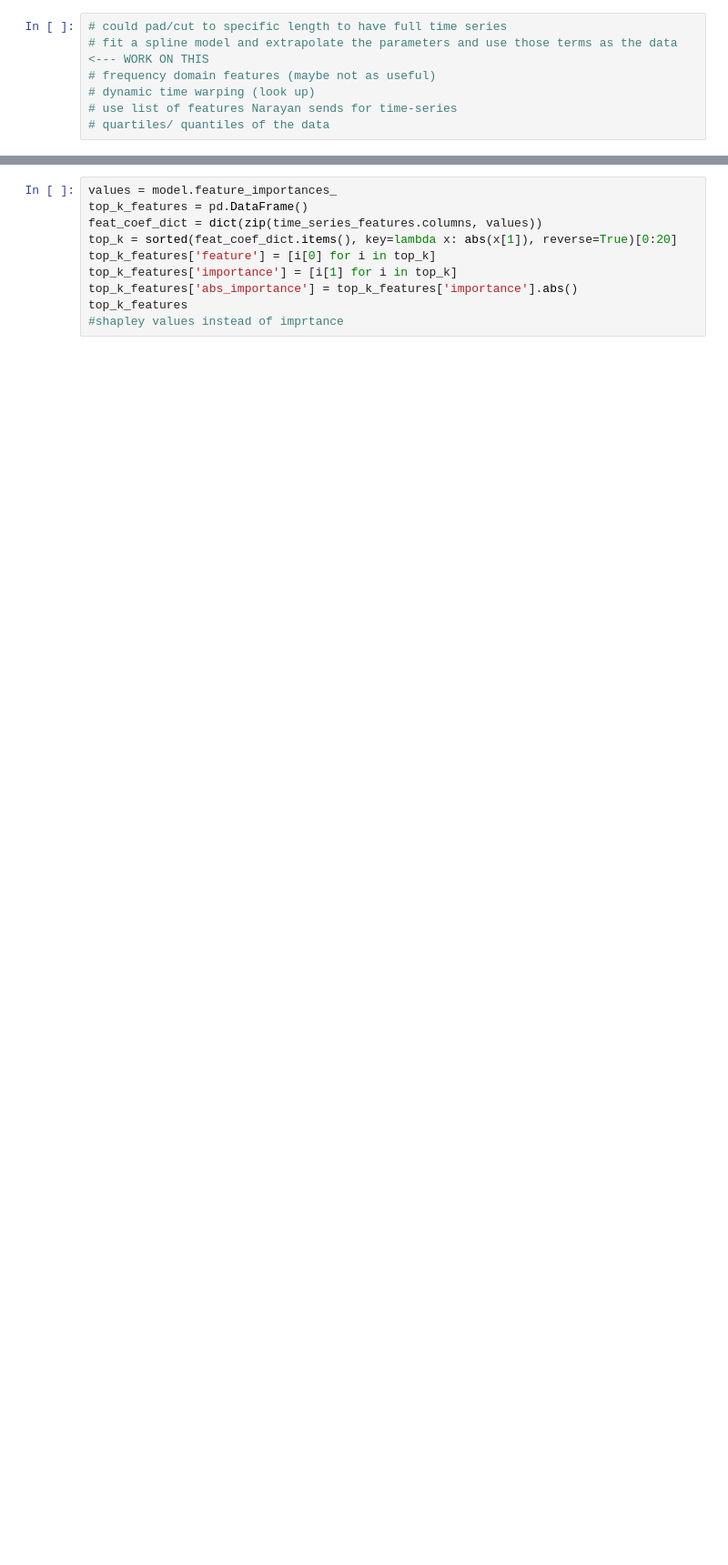
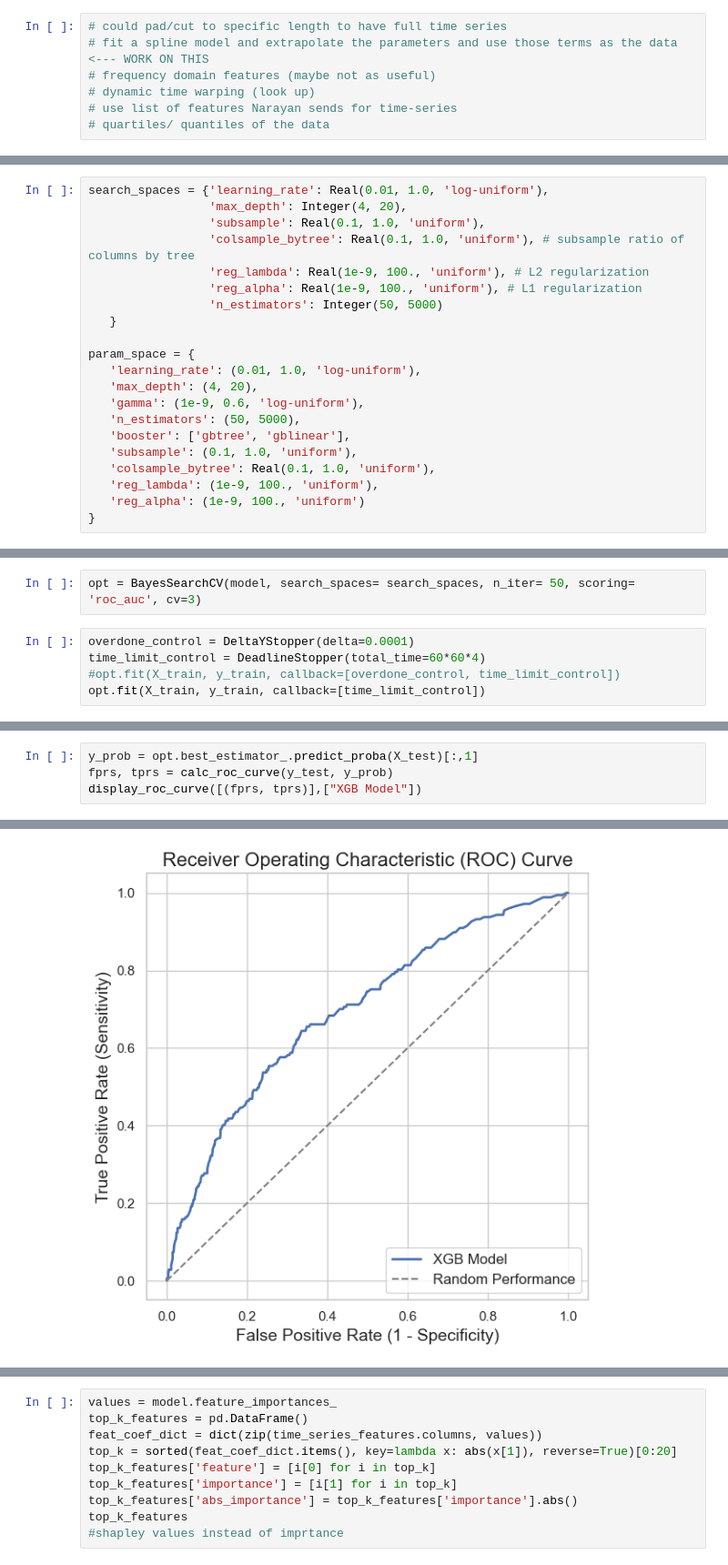
Before and after one commit to Nevineleven/CPET-AI, a Jupyter notebook: parsing.ipynb, the cells around one changed output, grey strips where cells are left out. Shown: that part at 91% size. Cells and saved outputs as stored; diff of their text form; blank space fills up the shorter version.

```diff
--- a/parsing.ipynb
+++ b/parsing.ipynb
@@ -447,0 +526,21 @@ y_pred = model.predict(X_test)
+# %%
+search_spaces = {'learning_rate': Real(0.01, 1.0, 'log-uniform'),
+                 'max_depth': Integer(4, 20),
+                 'subsample': Real(0.1, 1.0, 'uniform'),
+                 'colsample_bytree': Real(0.1, 1.0, 'uniform'), # subsample ratio of columns by tree
+                 'reg_lambda': Real(1e-9, 100., 'uniform'), # L2 regularization
+                 'reg_alpha': Real(1e-9, 100., 'uniform'), # L1 regularization
+                 'n_estimators': Integer(50, 5000)
+   }
+
+param_space = {
+   'learning_rate': (0.01, 1.0, 'log-uniform'),
+   'max_depth': (4, 20),
+   'gamma': (1e-9, 0.6, 'log-uniform'),
+   'n_estimators': (50, 5000),
+   'booster': ['gbtree', 'gblinear'],
+   'subsample': (0.1, 1.0, 'uniform'),
+   'colsample_bytree': Real(0.1, 1.0, 'uniform'),
+   'reg_lambda': (1e-9, 100., 'uniform'),
+   'reg_alpha': (1e-9, 100., 'uniform')
+}
@@ -447,0 +570,7 @@ y_pred = model.predict(X_test)
+# %%
+opt = BayesSearchCV(model, search_spaces= search_spaces, n_iter= 50, scoring= 'roc_auc', cv=3)
+# %%
+overdone_control = DeltaYStopper(delta=0.0001)
+time_limit_control = DeadlineStopper(total_time=60*60*4)
+#opt.fit(X_train, y_train, callback=[overdone_control, time_limit_control])
+opt.fit(X_train, y_train, callback=[time_limit_control])
@@ -447,0 +603,5 @@ y_pred = model.predict(X_test)
+# %%
+y_prob = opt.best_estimator_.predict_proba(X_test)[:,1]
+fprs, tprs = calc_roc_curve(y_test, y_prob)
+display_roc_curve([(fprs, tprs)],["XGB Model"])
+# %% [output]
@@ -447,0 +609 @@ y_pred = model.predict(X_test)
+[figure, added]
```
Also changed, not shown: parts of 44 cells of this notebook.
